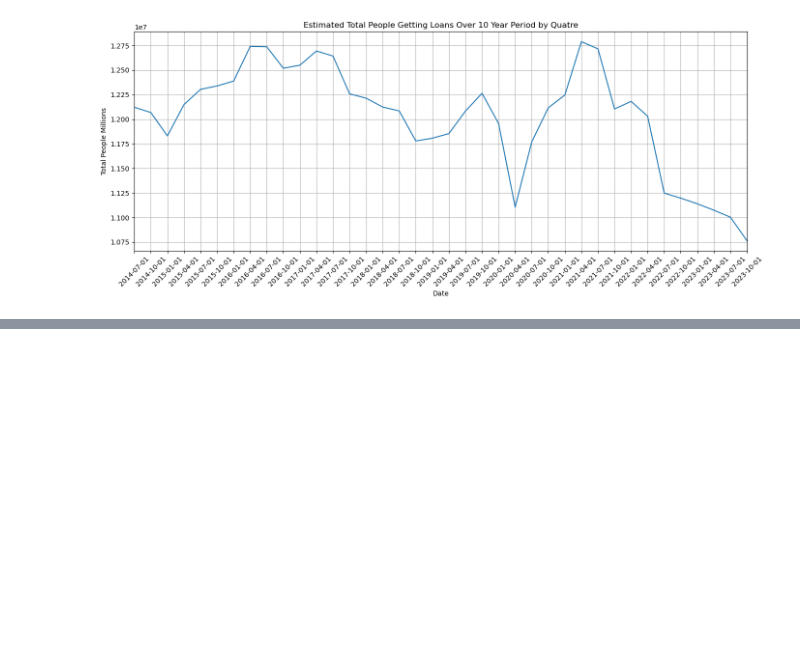
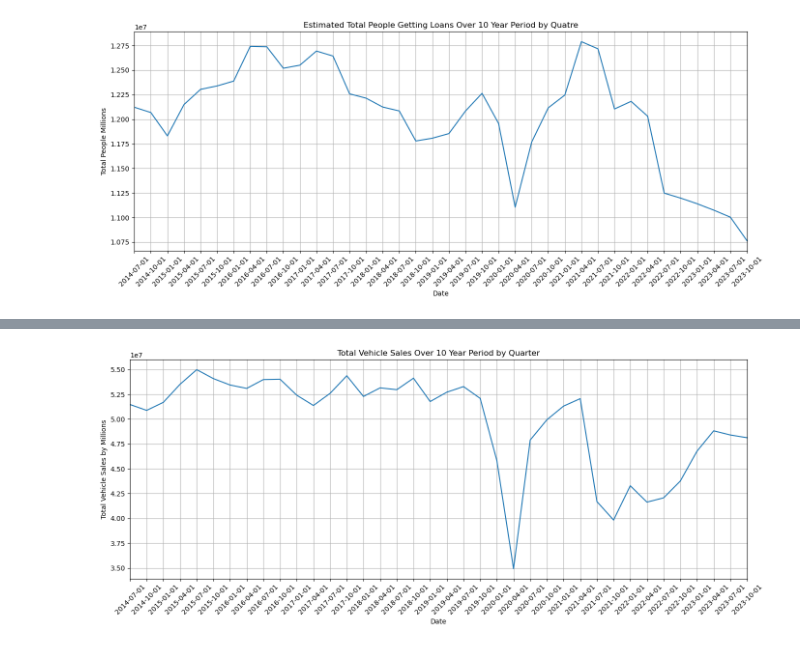
Before and after one commit to Jagar513/project_1_bootcamp, a Jupyter notebook: Automotive Loan Starter Code.ipynb, the cells around one changed output, grey strips where cells are left out. Cells and saved outputs as stored; diff of their text form; code cells hidden in the pictures; blank space fills up the shorter version.

Commit message:
Updated data and graph

```diff
--- a/Automotive Loan Starter Code.ipynb
+++ b/Automotive Loan Starter Code.ipynb
@@ -12,11 +14,13 @@ from scipy.stats import linregress
 total_asset_loan_value_csv = Path("Resources/Total Loan Assets.csv")
 average_rate_of_financed_loan_csv = Path("Resources/Average Loan Finance.csv")
 average_amount_financed_csv= Path("Resources/Average Amount Financed.csv")
+total_vehicle_sales_csv = Path("Resources/Total Vehicle Sales.csv")
 # %%
 # Read the CSV files
 total_asset_loan_value_df = pd.read_csv(total_asset_loan_value_csv)
 average_rate_of_financed_loan_df = pd.read_csv(average_rate_of_financed_loan_csv)
 average_amount_financed_df = pd.read_csv(average_amount_financed_csv)
+total_vehicle_sales_df = pd.read_csv(total_vehicle_sales_csv)
 # %%
 #Dispay the data
 total_asset_loan_value_df.head()
@@ -237,0 +241,4 @@ plt.show()
+# %%
+#Rename Columns
+total_vehicle_sales_df= total_vehicle_sales_df.rename(columns={"TOTALSA": "Total Vehicle Sales"})
+total_vehicle_sales_df.head()
@@ -237,0 +252,7 @@ plt.show()
+# %%
+#Convert to millions
+total_vehicle_sales_df = pd.DataFrame(total_vehicle_sales_df)
+total_vehicle_sales_df["Total Vehicle Sales Millions"] = total_vehicle_sales_df["Total Vehicle Sales"] * 1000000
+total_vehicle_sales_df = total_vehicle_sales_df.dropna()
+total_vehicle_sales_df["Total Vehicle Sales Millions"] = total_vehicle_sales_df["Total Vehicle Sales Millions"].astype(int)
+total_vehicle_sales_df.head()
@@ -237,0 +266,16 @@ plt.show()
+# %%
+#Plot Total Vehicle Sales Over 10 Year Period by Quatre
+date = total_vehicle_sales_df["DATE"]
+Total_Vehicle_Sales = total_vehicle_sales_df["Total Vehicle Sales Millions"]
+plt.figure(figsize=(14,6))
+plt.plot(date, Total_Vehicle_Sales)
+plt.title("Total Vehicle Sales Over 10 Year Period by Quarter")
+plt.xlabel("Date")
+plt.ylabel("Total Vehicle Sales by Millions")
+plt.xlim(total_vehicle_sales_df["DATE"].min(),total_vehicle_sales_df["DATE"].max())
+plt.xticks(rotation=45)
+plt.grid(True)
+plt.tight_layout()
+plt.show()
+# %% [output]
+[figure, added]
```
Also changed, not shown: parts of 7 cells of this notebook, 1 other file.
